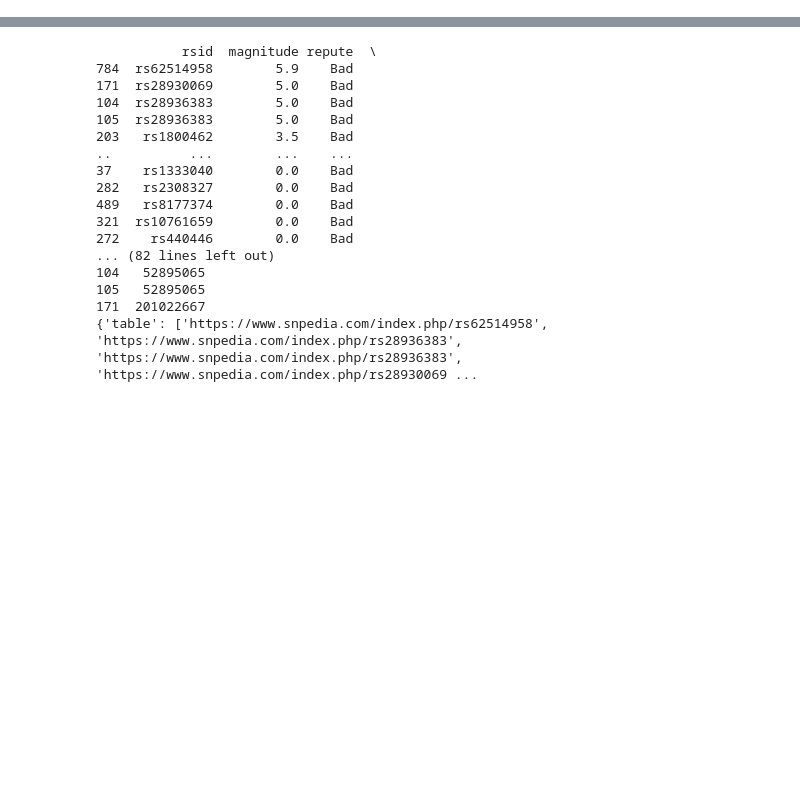
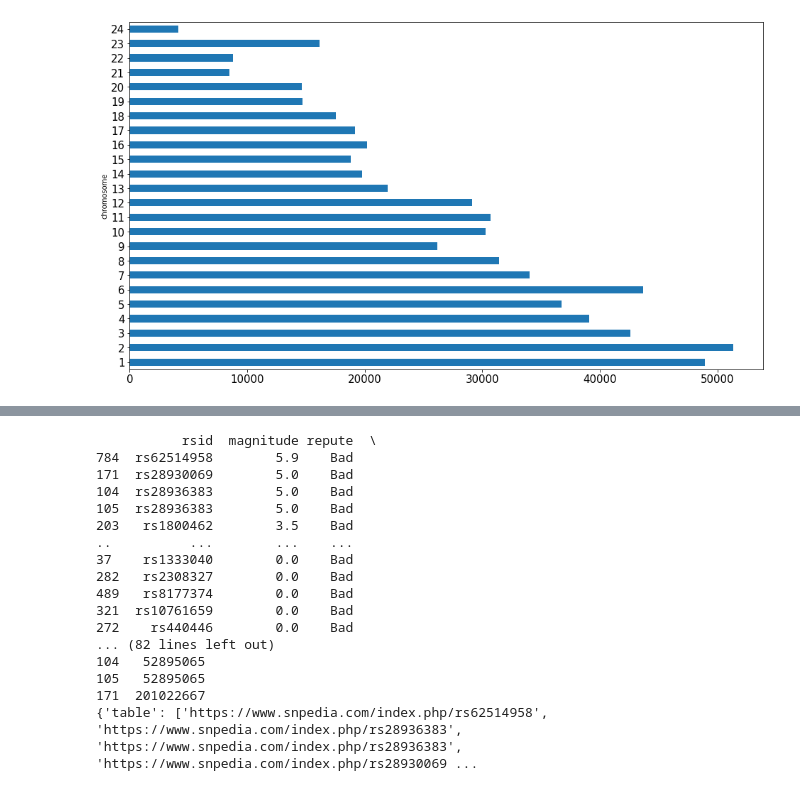
Before and after one commit to linzbush/23-me, a Jupyter notebook: main.ipynb, the cells around one changed output, grey strips where cells are left out. Drawn from its saved outputs; the diff is of its cells as text; code cells hidden in the pictures; blank space fills up the shorter version.

```diff
--- a/main.ipynb
+++ b/main.ipynb
@@ -55,21 +107,12 @@ display(data.info())
 # %%
 #remove whitespace from column name
 data.rename({' rsid': 'rsid'}, axis='columns', inplace=True)
 
 #how many snps are there per chromosome?
-
-#solve manually with a for loop
-x = []
-y = []
-for k in chromosome_dict:
-    x.append(k)
-    y.append(len(data[data.chromosome ==k]))
-rsid_per_chromosome = dict(zip(x,y))
-rsid_per_chromosome
-
-#or solve with pandas
-rsid_per_chromosome_series = data.groupby('chromosome')['rsid'].count()
-rsid_per_chromosome_series.columns = ['chromosome','count']
-rsid_per_chromosome_series.plot.barh(figsize=(16,9), fontsize=15)
+rsid_per_chromosome = data.groupby('chromosome')['rsid'].count()
+rsid_per_chromosome.columns = ['chromosome','count']
+rsid_per_chromosome.plot.barh(figsize=(16,9), fontsize=15)
 plt.show()
+# %% [output]
+[figure, added]
 # %%
```
Also changed, not shown: parts of 10 cells of this notebook, 3 other files.
